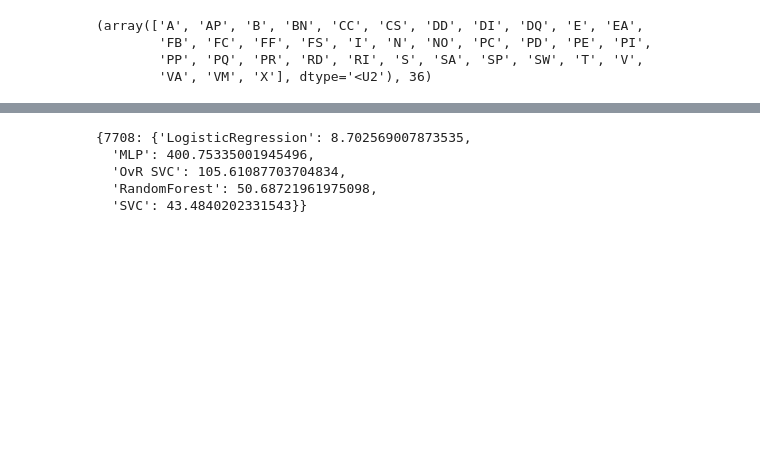
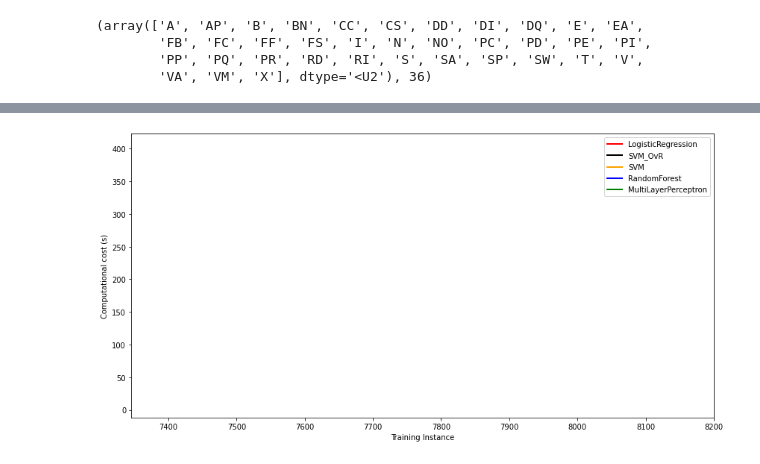
Before and after one commit to EnricoHuber/POS-Tagging-Classification, a Jupyter notebook: NLP_Project_POS_Classifier.ipynb, the cells around one changed output, grey strips where cells are left out. Saved outputs shown, nothing was run; the diff lists cells and outputs as text; code cells hidden in the pictures; blank space fills up the shorter version.

```diff
--- a/NLP_Project_POS_Classifier.ipynb
+++ b/NLP_Project_POS_Classifier.ipynb
@@ -419,2 +400,4 @@ computational_costs
+# %%
+cost_vs_trainsize = {}
 # %%
 cost_vs_trainsize[len(pos_labels_train)] = computational_costs
@@ -421,8 +410,15 @@ cost_vs_trainsize[len(pos_labels_train)] = computational_costs
-# %%
-cost_vs_trainsize
-# %% [output]
-{7708: {'LogisticRegression': 8.702569007873535,
-  'MLP': 400.75335001945496,
-  'OvR SVC': 105.61087703704834,
-  'RandomForest': 50.68721961975098,
-  'SVC': 43.4840202331543}}
+# %%
+plt.figure(figsize=((14, 7)))
+n_instances = []
+scores = []
+for _, model_name in models.items():
+  for size, results in cost_vs_trainsize.items():
+    if size not in n_instances:
+      n_instances.append(size)
+    scores.append(results[model_name])
+  plot_trainsize_vs_score(n_instances, scores, model_name, plotting='costs')
+  scores = []
+
+plt.show()
+# %% [output]
+[figure, added]
```
Also changed, not shown: parts of 36 cells of this notebook.
